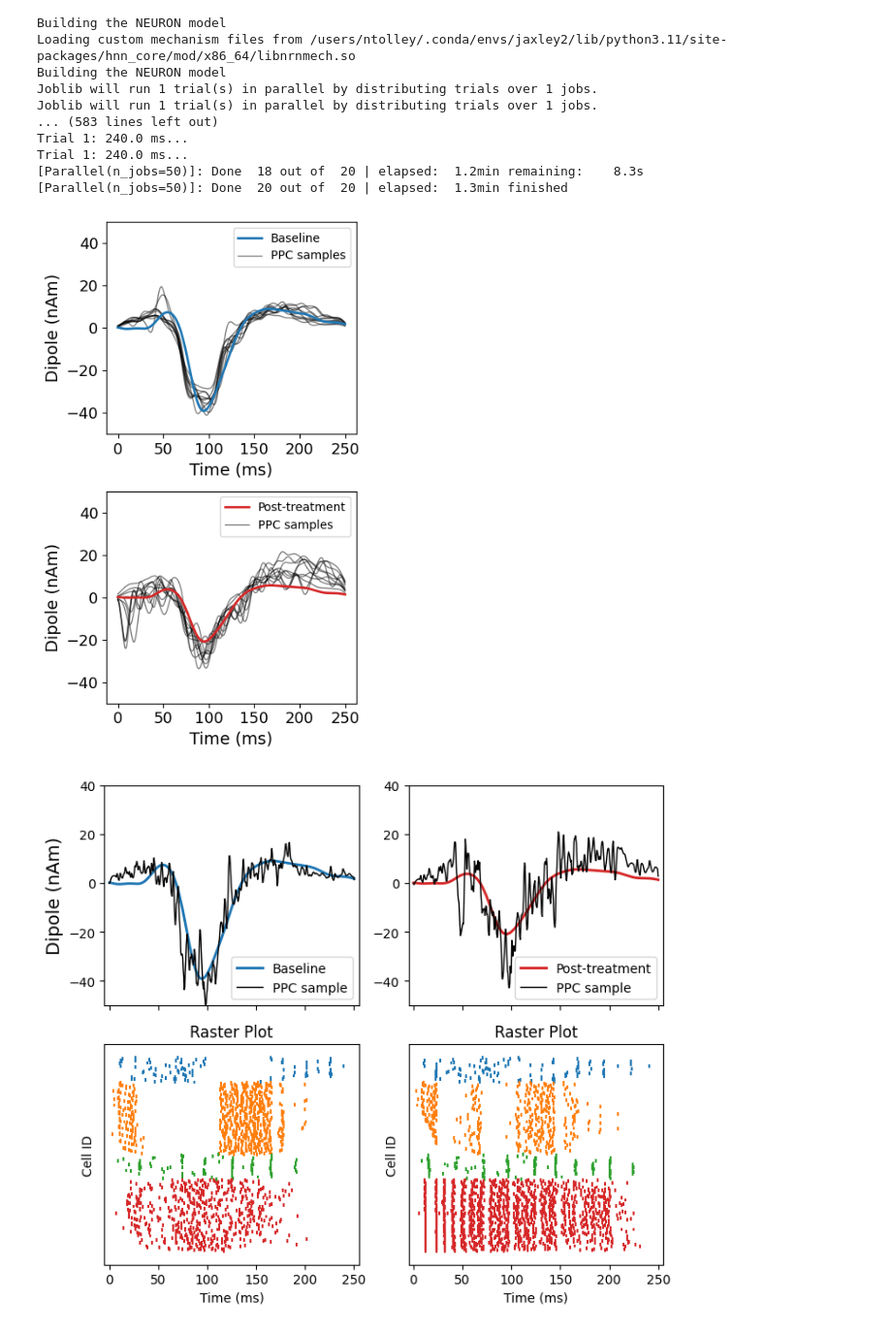
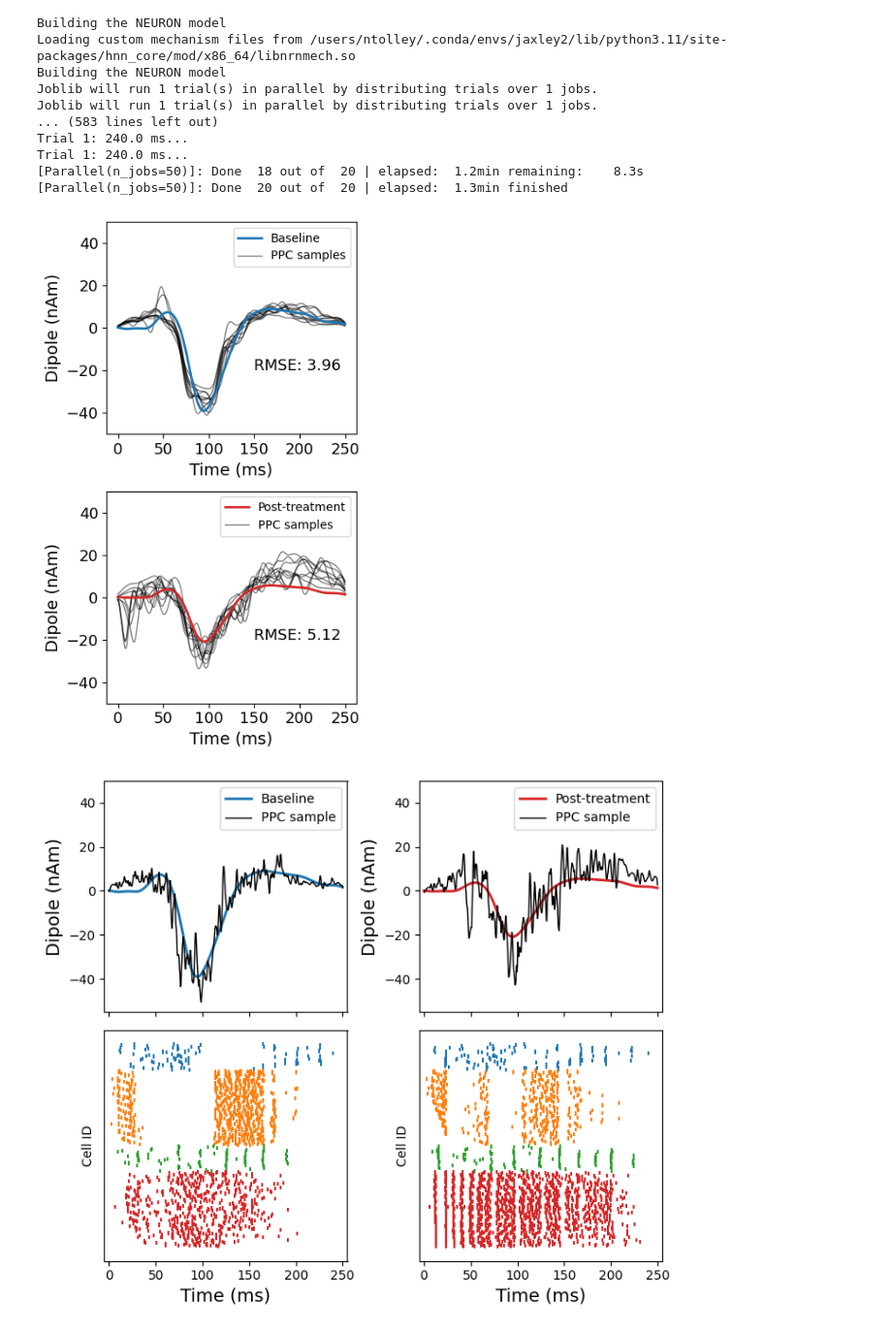
Before and after one commit to ntolley/hnn_jove, a Jupyter notebook: notebooks/drug_moa_sbi_ppc.ipynb, the cells around one changed output. Shown at 97% size. Cells and saved outputs as stored; diff of their text form; code cells hidden in the pictures.

Commit message:
add figures

```diff
--- a/notebooks/drug_moa_sbi_ppc.ipynb
+++ b/notebooks/drug_moa_sbi_ppc.ipynb
@@ -349,6 +345,10 @@ plt.plot(times, baseline_ppc_dpl.T, color='k', alpha=0.5, linewidth=1)
 plt.plot(times, baseline_dpl, label='Baseline', color='C0', linewidth=2)
 plt.plot([0,0], [1000,100], color='k', alpha=0.5, linewidth=1, label='PPC samples')
 
+# Add PPC RMSE
+avg_baseline_ppc = np.mean(baseline_ppc_dpl, axis=0)
+rmse_baseline = (np.sqrt(np.mean((avg_baseline_ppc - baseline_dpl) ** 2))) # need to check why 100 needed to match GUI
+plt.text(150, -20, f'RMSE: {rmse_baseline:.2f}', fontsize=13)
 
 ymin = -50
 ymax = 50
@@ -367,6 +367,10 @@ plt.plot(times, biomarker_ppc_dpl.T, color='k', alpha=0.5, linewidth=1)
 plt.plot(times, biomarker_dpl, label='Post-treatment', color='C3', linewidth=2)
 plt.plot([0,0], [1000,100], color='k', alpha=0.5, linewidth=1, label='PPC samples')
 
+# Add PPC RMSE
+avg_biomarker_ppc = np.mean(biomarker_ppc_dpl, axis=0)
+rmse_biomarker = (np.sqrt(np.mean((avg_biomarker_ppc - biomarker_dpl) ** 2)))
+plt.text(150, -20, f'RMSE: {rmse_biomarker:.2f}', fontsize=13)
 
 plt.legend(loc='upper right')
 plt.xticks(fontsize=ticksize)
@@ -375,49 +379,56 @@ plt.ylabel('Dipole (nAm)', fontsize=labelsize)
 plt.ylim(ymin, ymax)
 plt.xlabel('Time (ms)', fontsize=labelsize)
 
-
 plt.tight_layout()
+plt.savefig('../figures/baseline_biomaker_sbi_ppc.svg')
 # %% [output]
-[figure, old version]
+[figure, new version]
 # %%
 ppc_sample_idx = 2
+ymin = -55
+ymax = 50
 
 ppc_dpl = [res['dpl'][0].copy().smooth(1).scale(scale_factor).data['agg'][::downsample] for res in ppc_results['simulated_data'][0]]
 ppc_net = [res['net'] for res in ppc_results['simulated_data'][0]]
 
 baseline_ppc_dpl = np.stack(ppc_dpl[:n_ppc_sims])
 baseline_ppc_net = np.stack(ppc_net[:n_ppc_sims])
 
 biomarker_ppc_dpl = np.stack(ppc_dpl[n_ppc_sims:])
 biomarker_ppc_net = np.stack(ppc_net[n_ppc_sims:])
 ticksize = 13
 labelsize = 14
 titlesize = 16
 
 times = np.linspace(0, tstop, len(baseline_dpl))
 
-
+# Plot baseline ERP with PPC
 fig, axes = plt.subplots(2, 2, figsize=(7,6), sharex=True)
 axes[0, 0].plot(times, baseline_dpl, linewidth=2, color=f'C0', label='Baseline')
 axes[0, 0].plot(times, baseline_ppc_dpl[ppc_sample_idx], linewidth=1, color='k', label='PPC sample')
 axes[0, 0].set_ylim(ymin, ymax)
 axes[0, 0].set_ylabel('Dipole (nAm)', fontsize=labelsize)
-axes[0,0].legend(loc='lower right')
+axes[0,0].legend(loc='upper right', fontsize=10)
 baseline_ppc_net[0].cell_response.plot_spikes_raster(ax=axes[1,0], show=False, show_legend=False)
 axes[0, 0].set_xlim(-5, 255)
 
 
+# Plot hypothetical biomarker ERP with PPC
 axes[0, 1].plot(times, biomarker_dpl, linewidth=2, color=f'C3', label='Post-treatment')
 axes[0, 1].plot(times, biomarker_ppc_dpl[ppc_sample_idx], linewidth=1, color='k', label='PPC sample')
 axes[0, 1].set_ylim(ymin, ymax)
-axes[0, 0].set_ylabel('Dipole (nAm)', fontsize=labelsize)
-axes[0,1].legend(loc='lower right')
+axes[0, 1].set_ylabel('Dipole (nAm)', fontsize=labelsize)
+axes[0, 1].legend(loc='upper right', fontsize=10)
 biomarker_ppc_net[0].cell_response.plot_spikes_raster(ax=axes[1,1], show=False, show_legend=False)
 axes[0, 1].set_xlim(-5, 255)
 
-
-
+# Clean up
+axes[1, 0].set_xlabel('Time (ms)', fontsize=labelsize)
+axes[1, 1].set_xlabel('Time (ms)', fontsize=labelsize)
+axes[1, 0].set_title(None)
+axes[1, 1].set_title(None)
 
 plt.tight_layout()
+plt.savefig('../figures/baseline_biomaker_spike_raster.svg')
 # %% [output]
-[figure, old version]
+[figure, new version]
```
Also changed, not shown: parts of 2 cells of this notebook, 6 other files.
